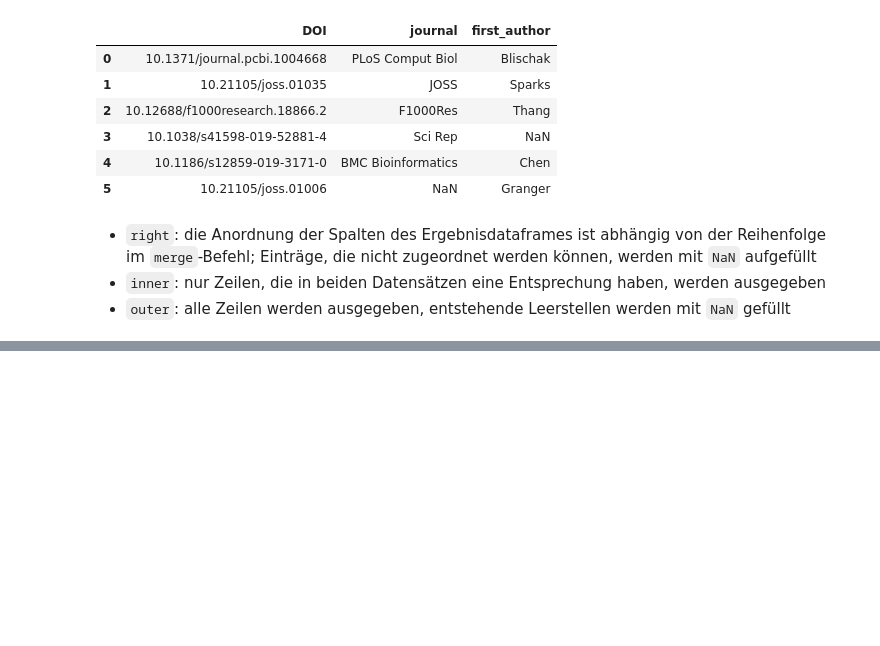
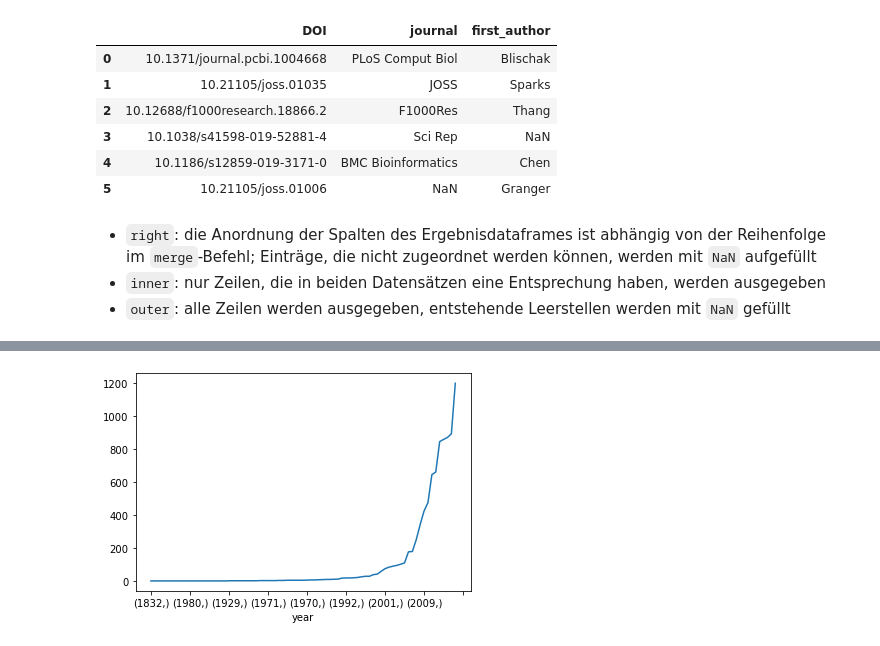
Before and after one commit to nanselm/2023-2024-ZK_FDM_nanselm, a Jupyter notebook: 20231219_fdm_ha3.ipynb, the cells around one changed output, grey strips where cells are left out. Saved outputs shown, nothing was run; the diff lists cells and outputs as text; code cells hidden in the pictures; blank space fills up the shorter version.

```diff
--- a/20231219_fdm_ha3.ipynb
+++ b/20231219_fdm_ha3.ipynb
@@ -120,0 +154,17 @@ answerQ3 = x.loc[x['title length'] == x['title length'].max()]
+# %%
+
+# subset pub year
+py = codf['publicationyear']
+# clean entries (rm all what's not number)
+pyn = [ re.sub(r'[^\d/]', '', str(i)) for i in py ]
+
+# just take YYYY
+pynn = [int(i) for i in pyn if len(i) == 4]
+
+# less struggle to plot
+pynn = pd.DataFrame({'year':pynn})
+
+#pynn.hist() ## <- boring
+answerQ4 = pynn.value_counts()[::-1].plot()
+# %% [output]
+[figure, added]
```
Also changed, not shown: parts of 8 cells of this notebook.
